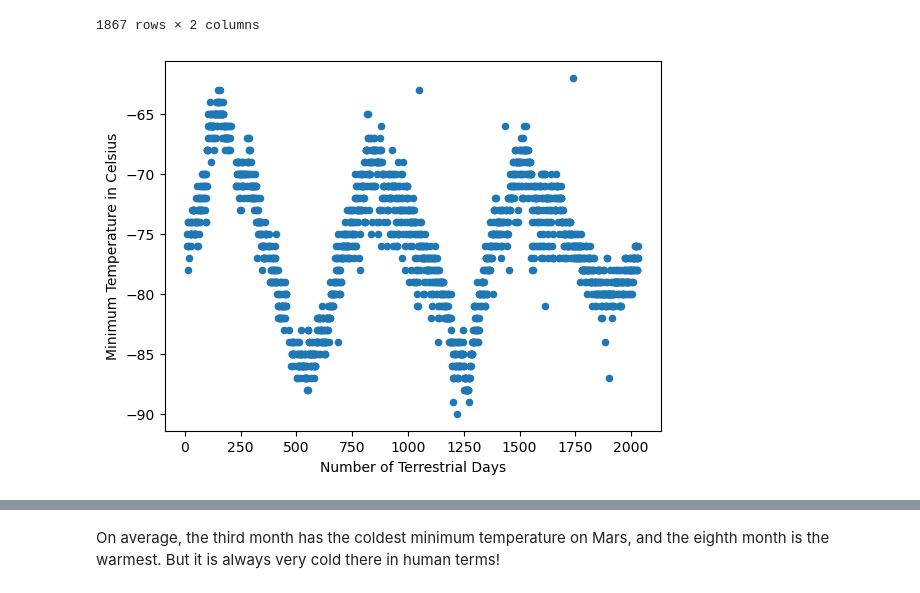
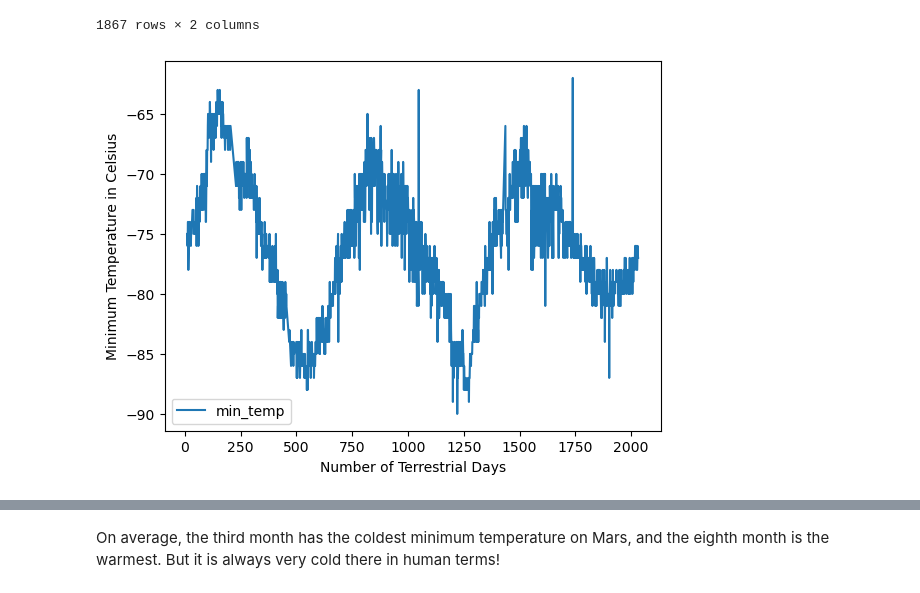
Before and after one commit to yohannes-daniel/web-scraping-challenge, a Jupyter notebook: part_2_mars_weather.ipynb, the cells around one changed output, grey strips where cells are left out. Cells and saved outputs as stored; diff of their text form; code cells hidden in the pictures.

```diff
--- a/part_2_mars_weather.ipynb
+++ b/part_2_mars_weather.ipynb
@@ -304,8 +300,8 @@ mars_terr_df
 1867 rows × 2 columns
 # %%
 # Plot the daily minimum temperature
-mars_terr_df.plot(kind='scatter', x='earth_days', y='min_temp', xlabel='Number of Terrestrial Days', ylabel='Minimum Temperature in Celsius')
+mars_terr_df.plot(x='earth_days', y='min_temp', xlabel='Number of Terrestrial Days', ylabel='Minimum Temperature in Celsius')
 
 plt.show()
 # %% [output]
-[figure, old version]
+[figure, new version]
```
Also changed, not shown: parts of 3 cells of this notebook.
